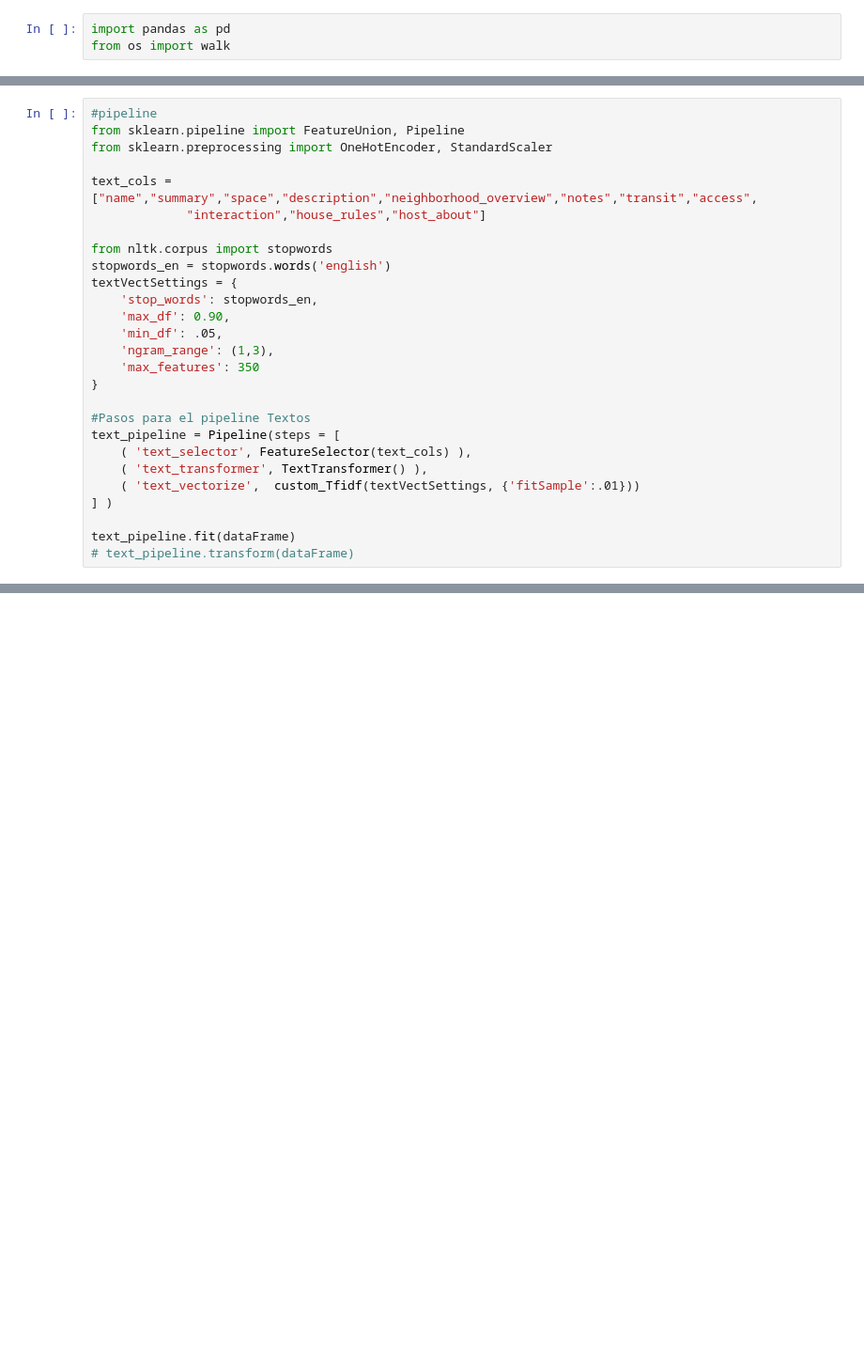
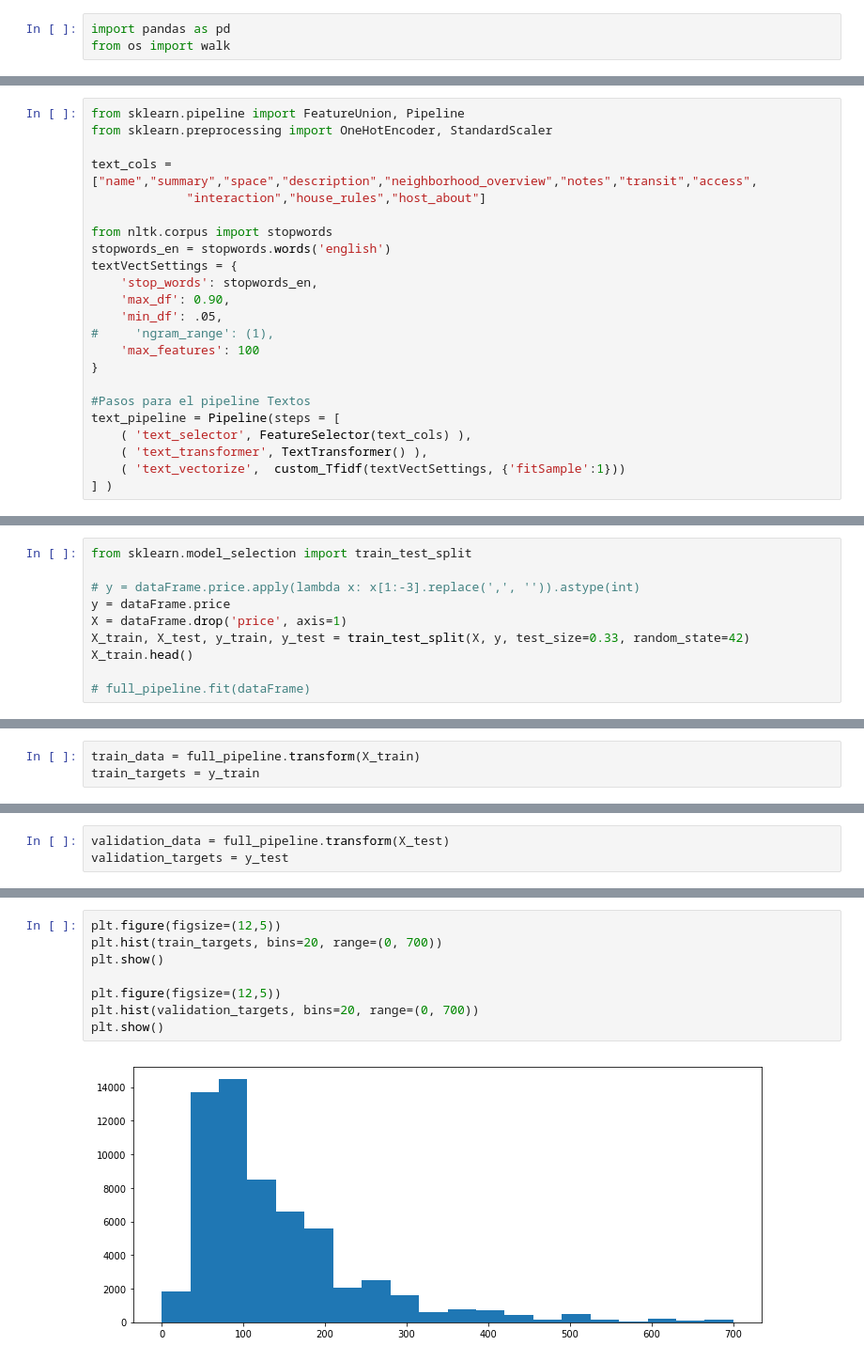
Before and after one commit to matiasngf/keras-airbnb-prediction, a Jupyter notebook: notebooks/preprocess_dataframe.ipynb, the cells around one changed output, grey strips where cells are left out. Shown at 94% size. Drawn from its saved outputs; the diff is of its cells as text; blank space fills up the shorter version.

```diff
--- a/notebooks/preprocess_dataframe.ipynb
+++ b/notebooks/preprocess_dataframe.ipynb
@@ -121,6 +164,5 @@ class custom_Tfidf(TfidfVectorizer, TransformerMixin):
         return self.vectorizer.transform(X)
 # %%
-#pipeline
 from sklearn.pipeline import FeatureUnion, Pipeline
 from sklearn.preprocessing import OneHotEncoder, StandardScaler
 
@@ -133,19 +175,16 @@ textVectSettings = {
     'stop_words': stopwords_en,
     'max_df': 0.90,
     'min_df': .05,
-    'ngram_range': (1,3),
-    'max_features': 350
+#     'ngram_range': (1),
+    'max_features': 100
 }
 
 #Pasos para el pipeline Textos
 text_pipeline = Pipeline(steps = [
     ( 'text_selector', FeatureSelector(text_cols) ),
     ( 'text_transformer', TextTransformer() ),
-    ( 'text_vectorize',  custom_Tfidf(textVectSettings, {'fitSample':.01}))
+    ( 'text_vectorize',  custom_Tfidf(textVectSettings, {'fitSample':1}))
 ] )
-
-text_pipeline.fit(dataFrame)
-# text_pipeline.transform(dataFrame)
 # %%
 dummy_cols = ["instant_bookable","is_business_travel_ready","cancellation_policy",
 "require_guest_phone_verification",
@@ -250,0 +295,10 @@ transformer.fit(dataFrame)
+# %%
+from sklearn.model_selection import train_test_split
+
+# y = dataFrame.price.apply(lambda x: x[1:-3].replace(',', '')).astype(int)
+y = dataFrame.price
+X = dataFrame.drop('price', axis=1)
+X_train, X_test, y_train, y_test = train_test_split(X, y, test_size=0.33, random_state=42)
+X_train.head()
+
+# full_pipeline.fit(dataFrame)
@@ -250,0 +332,3 @@ transformer.fit(dataFrame)
+# %%
+train_data = full_pipeline.transform(X_train)
+train_targets = y_train
@@ -250,0 +350,3 @@ transformer.fit(dataFrame)
+# %%
+validation_data = full_pipeline.transform(X_test)
+validation_targets = y_test
@@ -250,0 +483,10 @@ transformer.fit(dataFrame)
+# %%
+plt.figure(figsize=(12,5))
+plt.hist(train_targets, bins=20, range=(0, 700))
+plt.show()
+
+plt.figure(figsize=(12,5))
+plt.hist(validation_targets, bins=20, range=(0, 700))
+plt.show()
+# %% [output]
+[figure, added]
```
Also changed, not shown: parts of 22 cells of this notebook.
